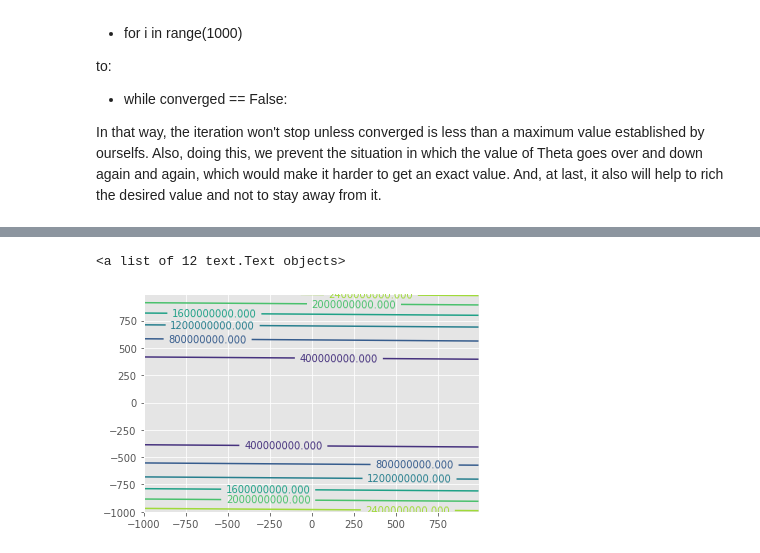
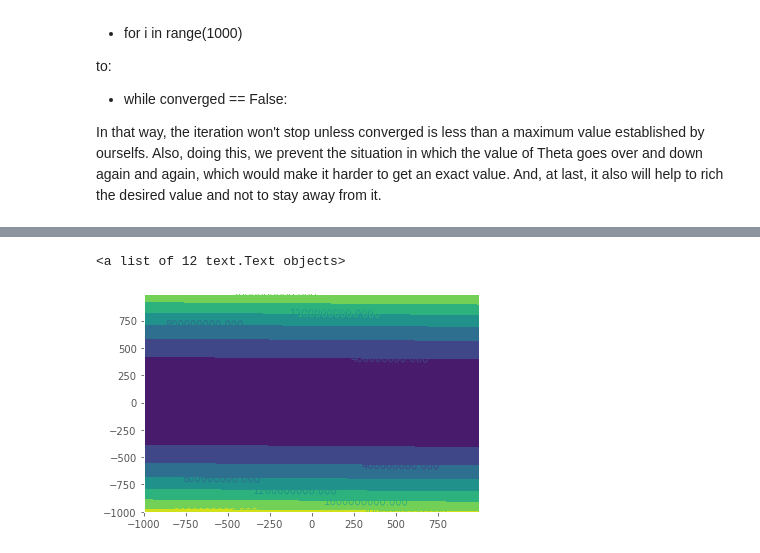
Before and after one commit to JoelDela/Master-Data-Science, a Jupyter notebook: Practical_exercises/Linear_regression_with_numpy.ipynb, the cells around one changed output, grey strips where cells are left out. Saved outputs shown, nothing was run; the diff lists cells and outputs as text; code cells hidden in the pictures.

```diff
--- a/Practical_exercises/Linear_regression_with_numpy.ipynb
+++ b/Practical_exercises/Linear_regression_with_numpy.ipynb
@@ -240,19 +240,19 @@ plt.plot(trace)
 # %%
 delta = 10
 xs=np.arange(-1000,1000,delta)
 ys=np.arange(-1000,1000,delta)
 
 x,y = np.meshgrid(xs,ys)   #Asigna filas y columnas a x e y
 zs=np.array([J([t0,t1]) for t0 in xs for t1 in ys]).reshape(len(xs),len(ys)).T
 #Volvemos a obtener la matriz pero con los valores de la función de costo para cada par de números.
 #Le damos forma cuadrada según los puntos que tenemos y hacemos la traspuesta para que salgan
 #horizontales los valores. No es horizontal 100% pero hay una variación muy pequeña.
 
-m=plt.contour(x,y,zs) #Dibujamos los contornos con las coordenadas x e y y los valores zs
+m=plt.contourf(x,y,zs) #Dibujamos los contornos con las coordenadas x e y y los valores zs
 plt.clabel(m, inline=1, fontsize=10) #nos permite dibujar los valores en la línea
 # %% [output]
 <a list of 12 text.Text objects>
-[figure, old version]
+[figure, new version]
 # %%
 delta = 1
 xs=np.arange(-10,10,delta)
```
Also changed, not shown: parts of 13 cells of this notebook, 14 other files.
